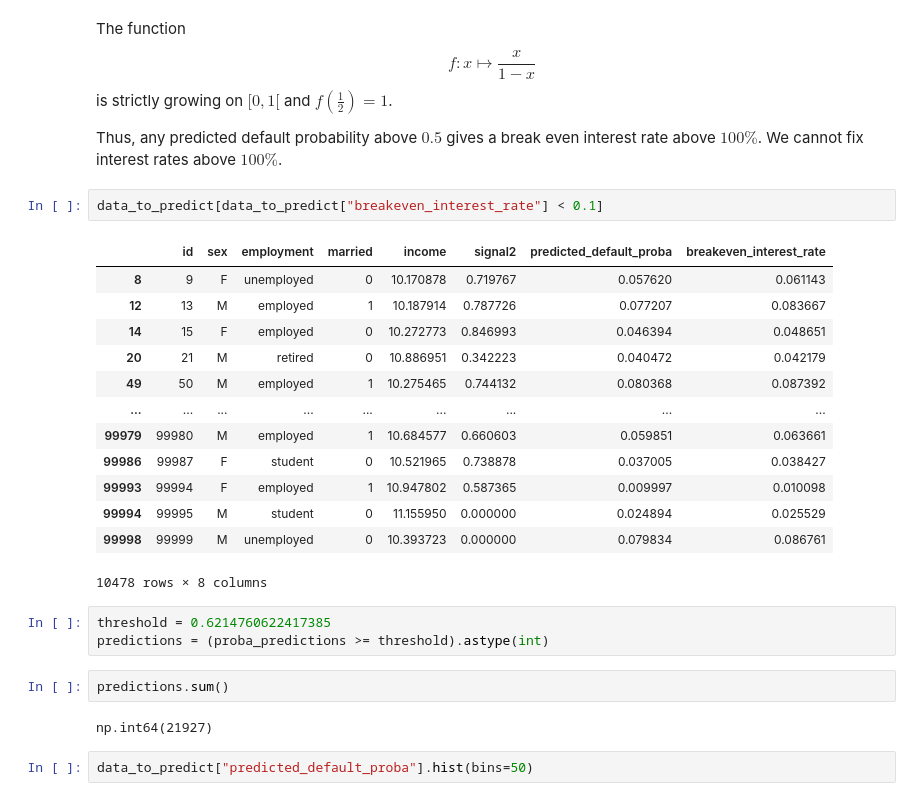
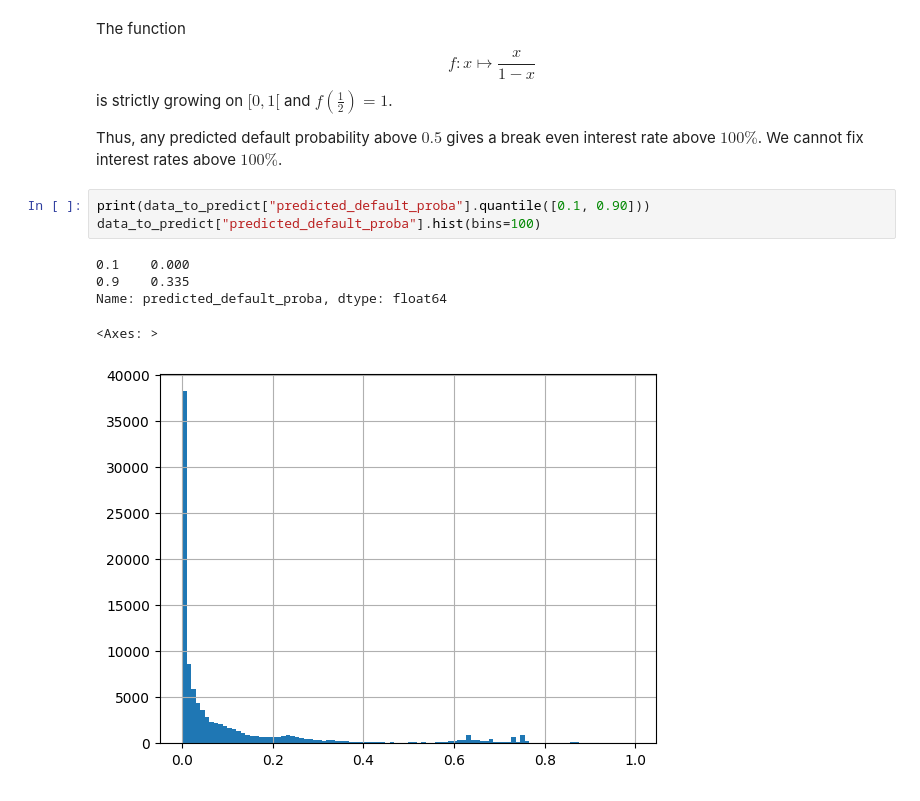
Before and after one commit to auggy-ntn/finance-lending-game, a Jupyter notebook: notebooks/predict_rates.ipynb, the cells around one changed output. Saved outputs shown, nothing was run; the diff lists cells and outputs as text.

```diff
--- a/notebooks/predict_rates.ipynb
+++ b/notebooks/predict_rates.ipynb
@@ -58,28 +54,12 @@ $$
 is strictly growing on $[0,1[$ and $f(\frac{1}{2})=1$.
 
 Thus, any predicted default probability above $0.5$ gives a break even interest rate above $100\%$. We cannot fix interest rates above $100\%$.
-# %%
-data_to_predict[data_to_predict["breakeven_interest_rate"] < 0.1]
-# %% [output]
-|  | id | sex | employment | married | income | signal2 | predicted_default_proba | breakeven_interest_rate |
-| 8 | 9 | F | unemployed | 0 | 10.170878 | 0.719767 | 0.057620 | 0.061143 |
-| 12 | 13 | M | employed | 1 | 10.187914 | 0.787726 | 0.077207 | 0.083667 |
-| 14 | 15 | F | employed | 0 | 10.272773 | 0.846993 | 0.046394 | 0.048651 |
-| 20 | 21 | M | retired | 0 | 10.886951 | 0.342223 | 0.040472 | 0.042179 |
-| 49 | 50 | M | employed | 1 | 10.275465 | 0.744132 | 0.080368 | 0.087392 |
-| ... | ... | ... | ... | ... | ... | ... | ... | ... |
-| 99979 | 99980 | M | employed | 1 | 10.684577 | 0.660603 | 0.059851 | 0.063661 |
-| 99986 | 99987 | F | student | 0 | 10.521965 | 0.738878 | 0.037005 | 0.038427 |
-| 99993 | 99994 | F | employed | 1 | 10.947802 | 0.587365 | 0.009997 | 0.010098 |
-| 99994 | 99995 | M | student | 0 | 11.155950 | 0.000000 | 0.024894 | 0.025529 |
-| 99998 | 99999 | M | unemployed | 0 | 10.393723 | 0.000000 | 0.079834 | 0.086761 |
-10478 rows × 8 columns
-# %%
-threshold = 0.6214760622417385
-predictions = (proba_predictions >= threshold).astype(int)
-# %%
-predictions.sum()
-# %% [output]
-np.int64(21927)
 # %%
-data_to_predict["predicted_default_proba"].hist(bins=50)
+print(data_to_predict["predicted_default_proba"].quantile([0.1, 0.90]))
+data_to_predict["predicted_default_proba"].hist(bins=100)
+# %% [output]
+0.1    0.000
+0.9    0.335
+Name: predicted_default_proba, dtype: float64
+<Axes: >
+[figure, added]
```
Also changed, not shown: parts of 4 cells of this notebook.
